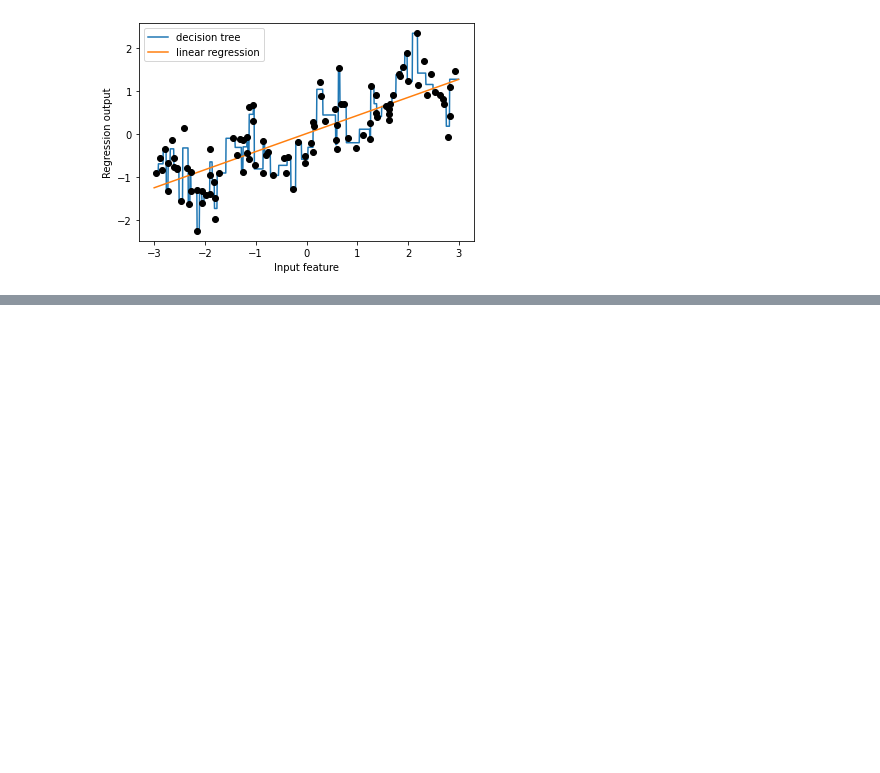
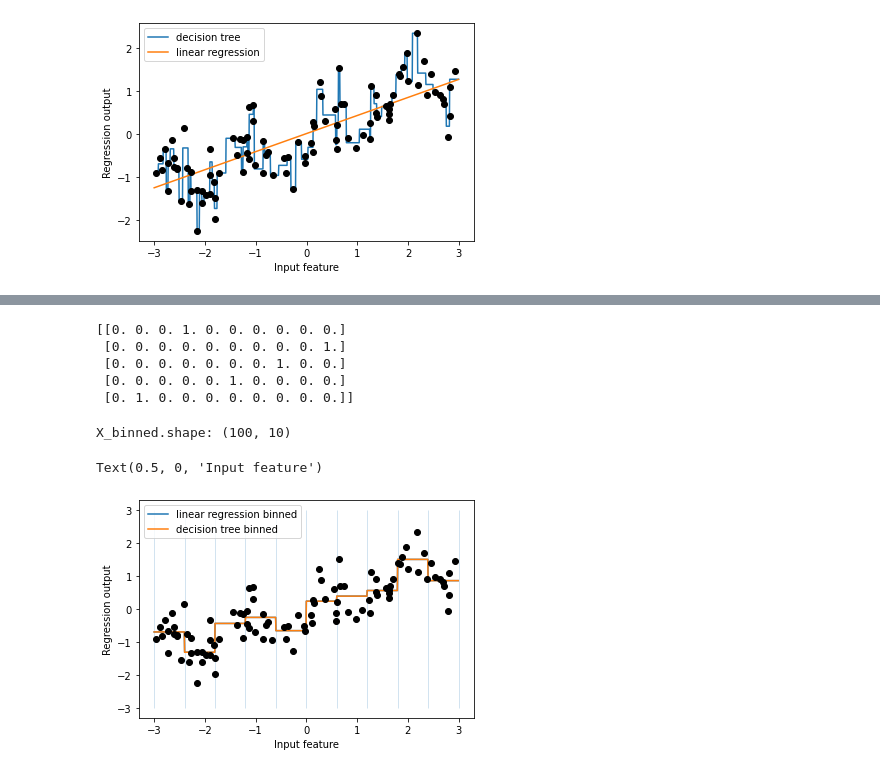
Before and after one commit to ThierrryScotto/engineering_features, a Jupyter notebook: Binning, Discretization, Linear Models, and Trees.ipynb, the cells around one changed output, grey strips where cells are left out. Saved outputs shown, nothing was run; the diff lists cells and outputs as text; code cells hidden in the pictures; blank space fills up the shorter version.

```diff
--- a/Binning, Discretization, Linear Models, and Trees.ipynb
+++ b/Binning, Discretization, Linear Models, and Trees.ipynb
@@ -22,3 +22,7 @@ plt.legend(loc="best")
 # %% [output]
 <matplotlib.legend.Legend at 0x...>
 [figure]
+# %%
+# partition  of  the  input  range
+bins = np.linspace(-3, 3, 11)
+print("bins: {}".format(bins))
@@ -24,0 +31,5 @@ plt.legend(loc="best")
+# %%
+# Next, we record for each data point which bin it falls into
+which_bin = np.digitize(X, bins=bins)
+print("\nData points:\n", X[:5])
+print("\nBin membership for data points:\n", which_bin[:5])
@@ -24,0 +46,39 @@ plt.legend(loc="best")
+# %%
+# The OneHotEncoder does the  same  encoding  as  pandas.get_dummies,  though  it  currently  only  works  on  categorical variables that are integers:
+from sklearn.preprocessing import OneHotEncoder
+
+# transform using the OneHotEncoder
+encoder = OneHotEncoder(sparse=False)
+
+# encoder.fit finds the unique values that appear in which_bin
+encoder.fit(which_bin)
+
+# transform creates the one-hot encoding
+X_binned = encoder.transform(which_bin)
+print(X_binned[:5])
+# %% [output]
+[[0. 0. 0. 1. 0. 0. 0. 0. 0. 0.]
+ [0. 0. 0. 0. 0. 0. 0. 0. 0. 1.]
+ [0. 0. 0. 0. 0. 0. 0. 1. 0. 0.]
+ [0. 0. 0. 0. 0. 1. 0. 0. 0. 0.]
+ [0. 1. 0. 0. 0. 0. 0. 0. 0. 0.]]
+# %%
+print("X_binned.shape: {}".format(X_binned.shape))
+# %% [output]
+X_binned.shape: (100, 10)
+# %%
+line_binned = encoder.transform(np.digitize(line, bins=bins))
+
+reg = LinearRegression().fit(X_binned, y)
+plt.plot(line, reg.predict(line_binned), label='linear regression binned')
+
+reg = DecisionTreeRegressor(min_samples_split=3).fit(X_binned, y)
+plt.plot(line, reg.predict(line_binned), label='decision tree binned')
+plt.plot(X[:, 0], y, 'o', c='k')
+plt.vlines(bins, -3, 3, linewidth=1, alpha=.2)
+plt.legend(loc="best")
+plt.ylabel("Regression output")
+plt.xlabel("Input feature")
+# %% [output]
+Text(0.5, 0, 'Input feature')
+[figure, added]
```
Also changed, not shown: parts of 2 cells of this notebook.
